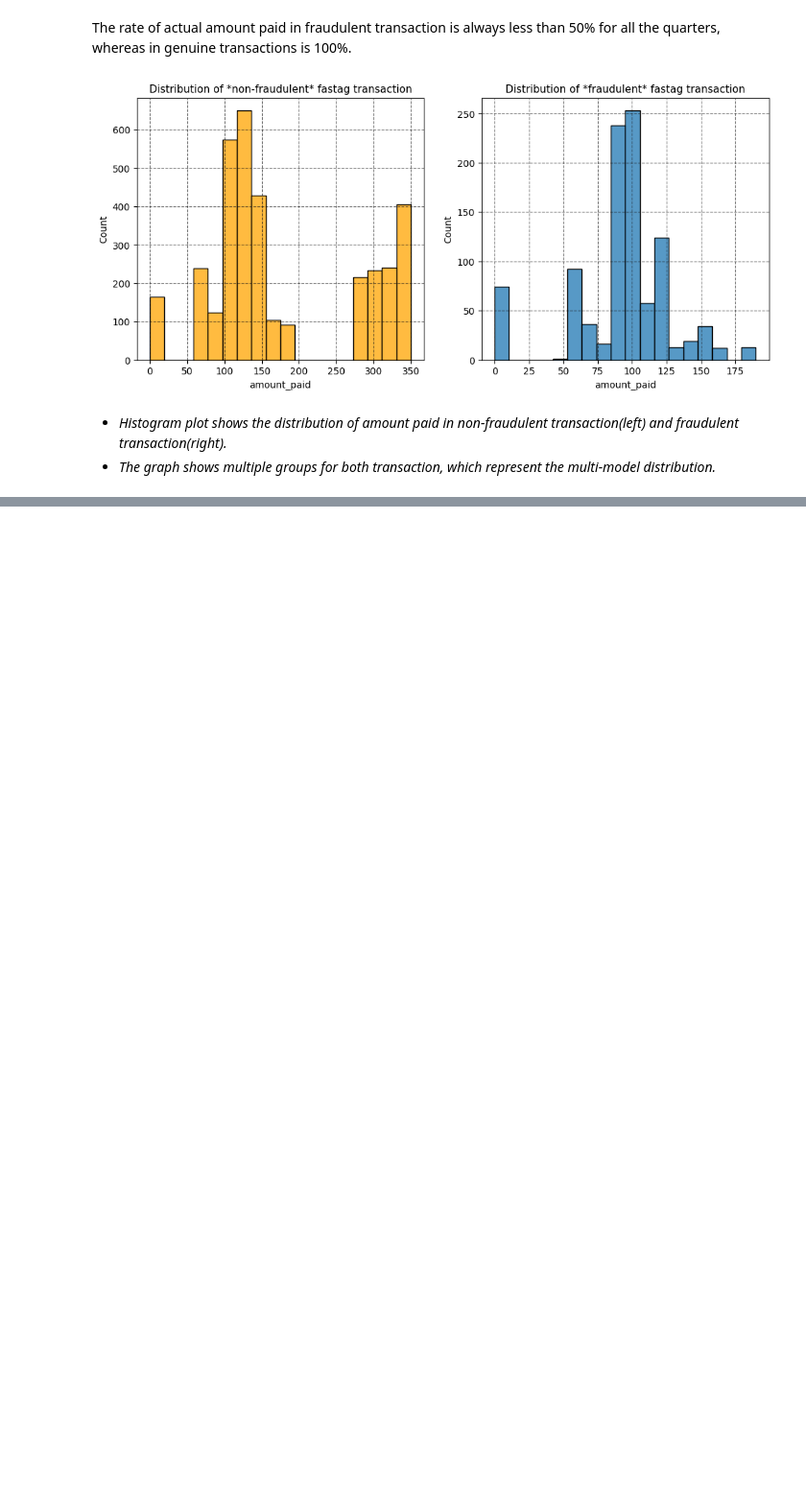
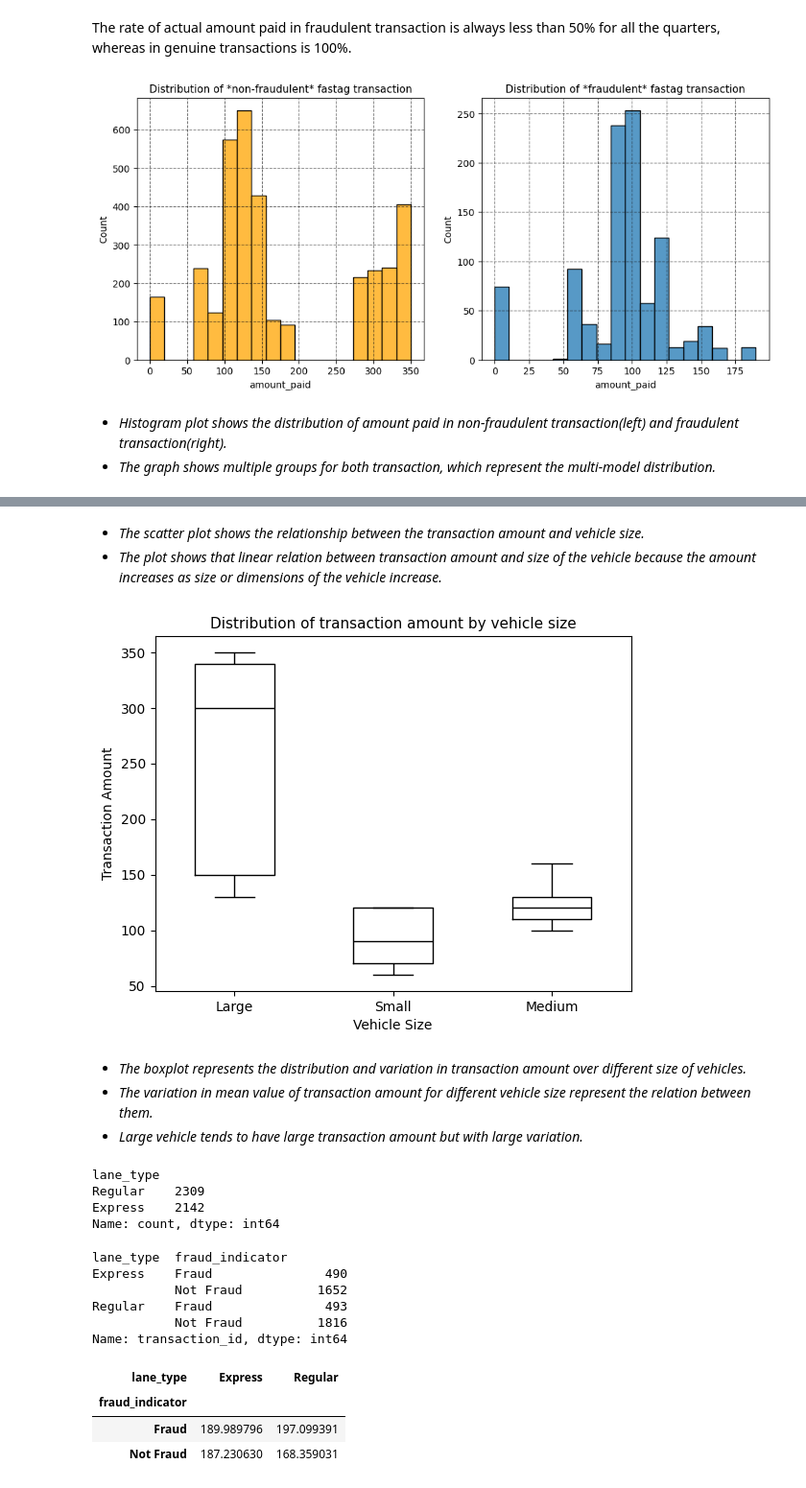
Before and after one commit to madhuri-15/Machine-learning-Projects, a Jupyter notebook: fastag-fraud-detection/fraud-detection.ipynb, the cells around one changed output, grey strips where cells are left out. Shown at 96% size. Drawn from its saved outputs; the diff is of its cells as text; code cells hidden in the pictures; blank space fills up the shorter version.

```diff
--- a/fastag-fraud-detection/fraud-detection.ipynb
+++ b/fastag-fraud-detection/fraud-detection.ipynb
@@ -399,0 +481,42 @@ To be Continue...
+# %% [markdown]
+- *The scatter plot shows the relationship between the transaction amount and vehicle size.*
+- *The plot shows that linear relation between transaction amount and size of the vehicle because the amount increases as size or dimensions of the vehicle increase.*
+# %%
+# Distribution of transaction amount for fraudulent transaction by vehicle size.
+sns.boxplot(fraud_data, x='vehicle_size', y='transaction_amount', width=0.5, color='#000', linewidth=1, fill=False)
+
+# labels
+plt.title("Distribution of transaction amount by vehicle size", size=11)
+plt.xlabel('Vehicle Size')
+plt.ylabel('Transaction Amount');
+# %% [output]
+[figure, added]
+# %% [markdown]
+- *The boxplot represents the distribution and variation in transaction amount over different size of vehicles.*
+- *The variation in mean value of transaction amount for different vehicle size represent the relation between them.*
+- *Large vehicle tends to have large transaction amount but with large variation.*
+# %%
+# What is rate of fradulent transaction for differnt lane types
+data.lane_type.value_counts()
+# %% [output]
+lane_type
+Regular    2309
+Express    2142
+Name: count, dtype: int64
+# %%
+data.groupby(by=['lane_type', 'fraud_indicator'])['transaction_id'].count()
+# %% [output]
+lane_type  fraud_indicator
+Express    Fraud               490
+           Not Fraud          1652
+Regular    Fraud               493
+           Not Fraud          1816
+Name: transaction_id, dtype: int64
+# %%
+# What is fraudent transaction amount for different type of lanes?
+pd.pivot_table(data, values='transaction_amount', columns='lane_type', index='fraud_indicator')
+# %% [output]
+| lane_type | Express | Regular |
+| fraud_indicator |  |  |
+| Fraud | 189.989796 | 197.099391 |
+| Not Fraud | 187.230630 | 168.359031 |
```
Also changed, not shown: parts of 49 cells of this notebook, 1 other file.
